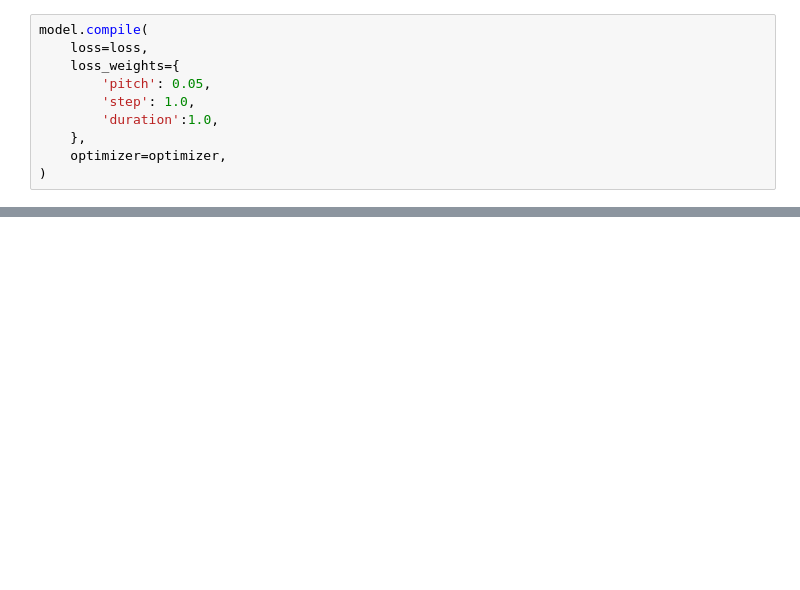
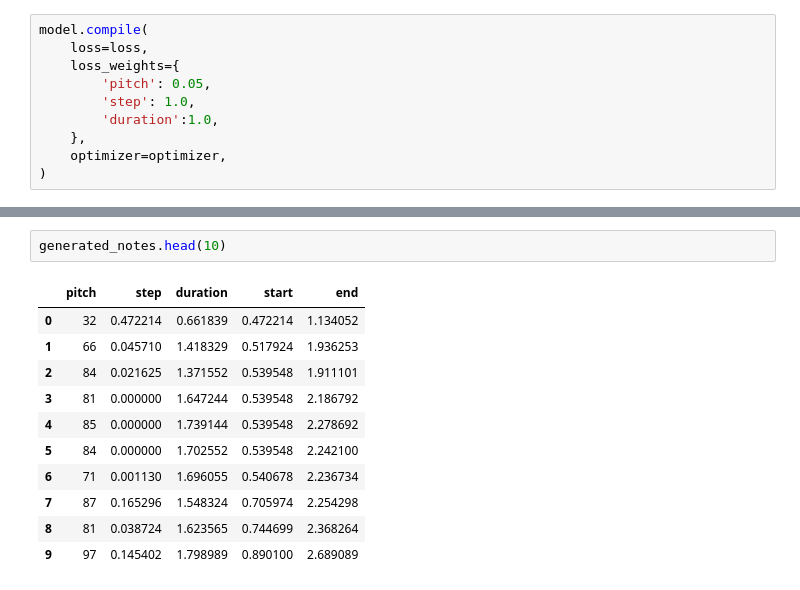
Before and after one commit to karthik-25/Music-Generator-LSTM, a Jupyter notebook: music_generator.ipynb, the cells around one changed output, grey strips where cells are left out. Drawn from its saved outputs; the diff is of its cells as text; blank space fills up the shorter version.

```diff
--- a/music_generator.ipynb
+++ b/music_generator.ipynb
@@ -431,0 +507,14 @@ model.evaluate(train_ds, return_dict=True)
+# %%
+generated_notes.head(10)
+# %% [output]
+|  | pitch | step | duration | start | end |
+| 0 | 32 | 0.472214 | 0.661839 | 0.472214 | 1.134052 |
+| 1 | 66 | 0.045710 | 1.418329 | 0.517924 | 1.936253 |
+| 2 | 84 | 0.021625 | 1.371552 | 0.539548 | 1.911101 |
+| 3 | 81 | 0.000000 | 1.647244 | 0.539548 | 2.186792 |
+| 4 | 85 | 0.000000 | 1.739144 | 0.539548 | 2.278692 |
+| 5 | 84 | 0.000000 | 1.702552 | 0.539548 | 2.242100 |
+| 6 | 71 | 0.001130 | 1.696055 | 0.540678 | 2.236734 |
+| 7 | 87 | 0.165296 | 1.548324 | 0.705974 | 2.254298 |
+| 8 | 81 | 0.038724 | 1.623565 | 0.744699 | 2.368264 |
+| 9 | 97 | 0.145402 | 1.798989 | 0.890100 | 2.689089 |
```
Also changed, not shown: parts of 26 cells of this notebook.
